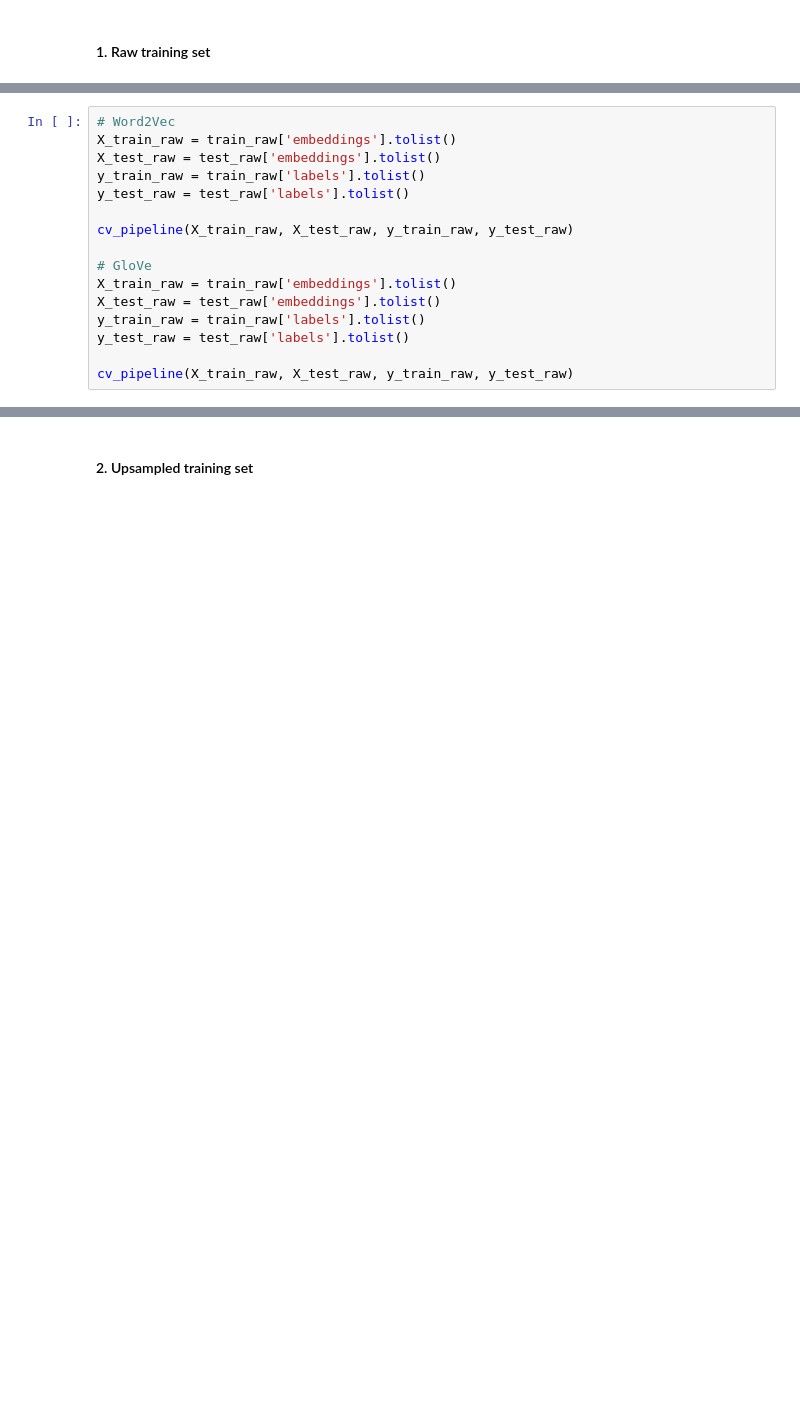
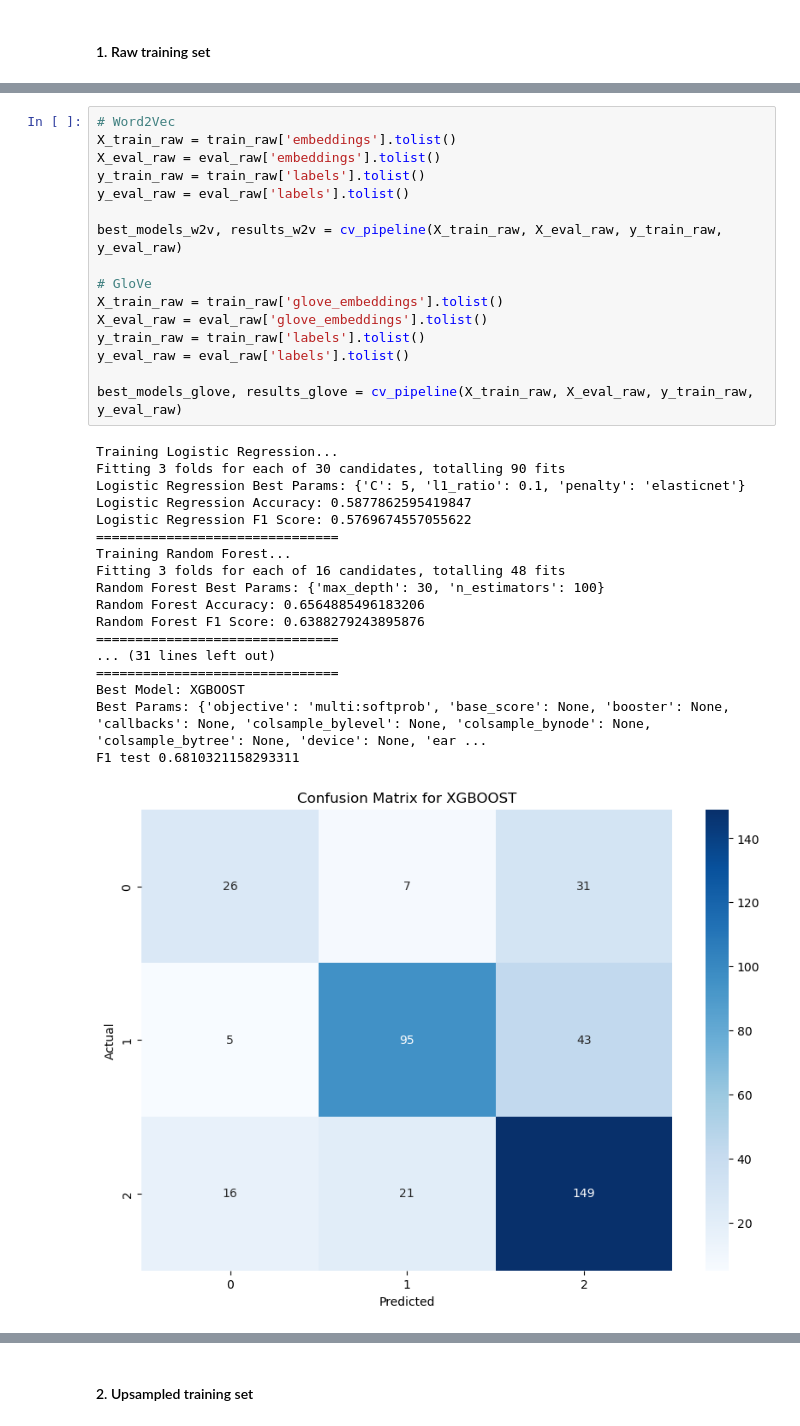
Before and after one commit to paultltc/InflaBERT, a Jupyter notebook: source/training/SA.ipynb, the cells around one changed output, grey strips where cells are left out. Drawn from its saved outputs; the diff is of its cells as text; blank space fills up the shorter version.

```diff
--- a/source/training/SA.ipynb
+++ b/source/training/SA.ipynb
@@ -467,16 +466,35 @@ train_raw, eval_raw, test_raw = full_pipeline_w2v_glove(train=train_raw_df, eval
 # %%
 # Word2Vec
 X_train_raw = train_raw['embeddings'].tolist()
-X_test_raw = test_raw['embeddings'].tolist()
+X_eval_raw = eval_raw['embeddings'].tolist()
 y_train_raw = train_raw['labels'].tolist()
-y_test_raw = test_raw['labels'].tolist()
+y_eval_raw = eval_raw['labels'].tolist()
 
-cv_pipeline(X_train_raw, X_test_raw, y_train_raw, y_test_raw)
+best_models_w2v, results_w2v = cv_pipeline(X_train_raw, X_eval_raw, y_train_raw, y_eval_raw)
 
 # GloVe
-X_train_raw = train_raw['embeddings'].tolist()
-X_test_raw = test_raw['embeddings'].tolist()
+X_train_raw = train_raw['glove_embeddings'].tolist()
+X_eval_raw = eval_raw['glove_embeddings'].tolist()
 y_train_raw = train_raw['labels'].tolist()
-y_test_raw = test_raw['labels'].tolist()
+y_eval_raw = eval_raw['labels'].tolist()
 
-cv_pipeline(X_train_raw, X_test_raw, y_train_raw, y_test_raw)
+best_models_glove, results_glove = cv_pipeline(X_train_raw, X_eval_raw, y_train_raw, y_eval_raw)
+# %% [output]
+Training Logistic Regression...
+Fitting 3 folds for each of 30 candidates, totalling 90 fits
+Logistic Regression Best Params: {'C': 5, 'l1_ratio': 0.1, 'penalty': 'elasticnet'}
+Logistic Regression Accuracy: 0.5877862595419847
+Logistic Regression F1 Score: 0.5769674557055622
+===============================
+Training Random Forest...
+Fitting 3 folds for each of 16 candidates, totalling 48 fits
+Random Forest Best Params: {'max_depth': 30, 'n_estimators': 100}
+Random Forest Accuracy: 0.6564885496183206
+Random Forest F1 Score: 0.6388279243895876
+===============================
+... (31 lines left out)
+===============================
+Best Model: XGBOOST
+Best Params: {'objective': 'multi:softprob', 'base_score': None, 'booster': None, 'callbacks': None, 'colsample_bylevel': None, 'colsample_bynode': None, 'colsample_bytree': None, 'device': None, 'ear ...
+F1 test 0.6810321158293311
+[figure, added]
```
Also changed, not shown: parts of 14 cells of this notebook, 2 other files.
